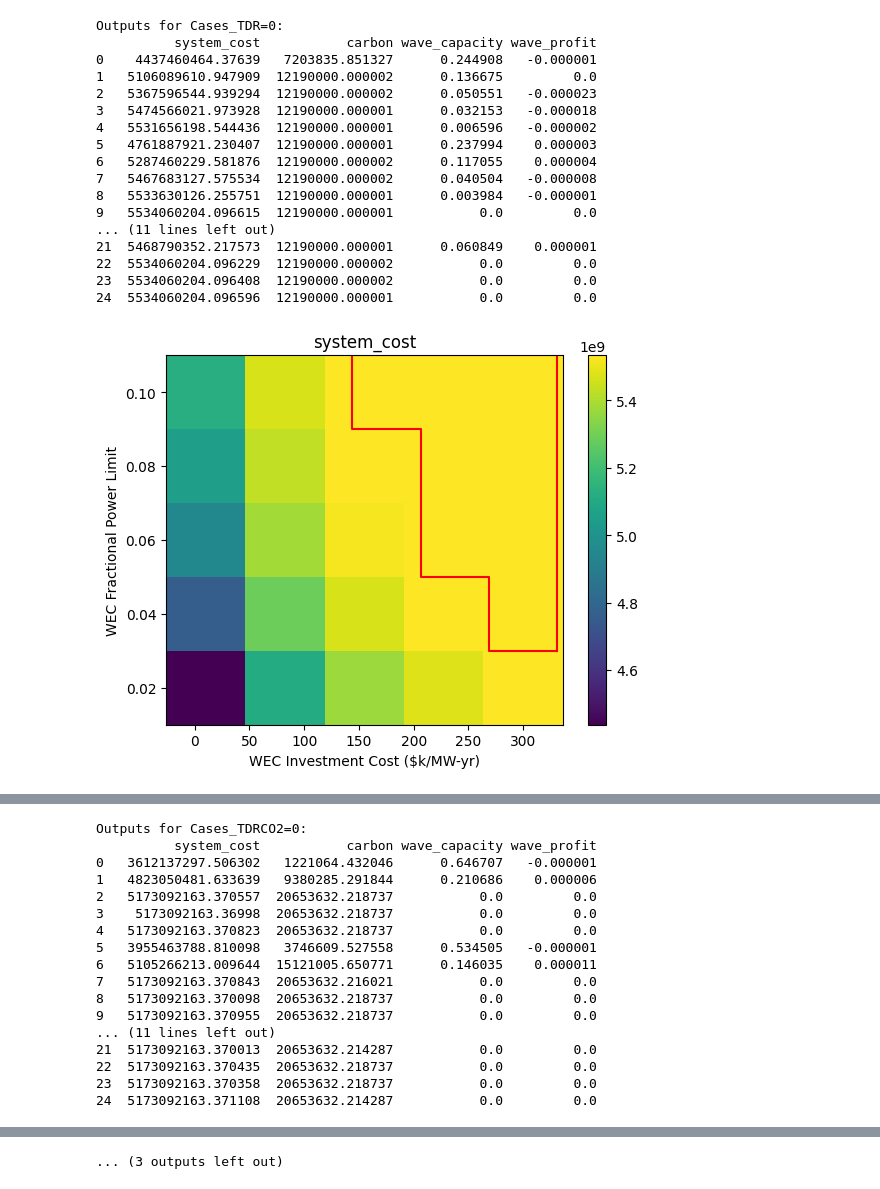
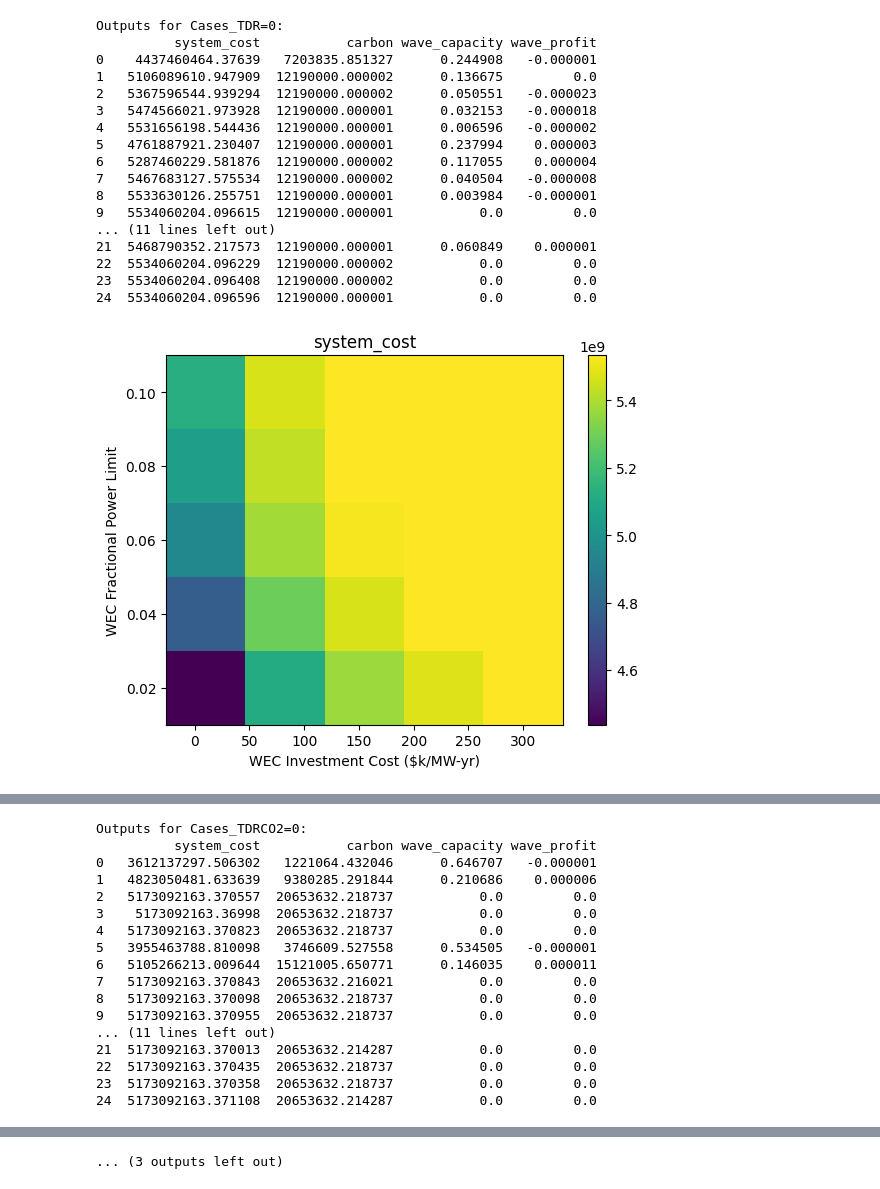
Before and after one commit to symbiotic-engineering/WEC-DECIDER, a Jupyter notebook: modules/CEM/analyze_results.ipynb, the cells around one changed output, grey strips where cells are left out. Saved outputs shown, nothing was run; the diff lists cells and outputs as text; code cells hidden in the pictures.

```diff
--- a/modules/CEM/analyze_results.ipynb
+++ b/modules/CEM/analyze_results.ipynb
@@ -78,7 +78,6 @@ for result_folder in result_folders:
         output_reshaped = np.reshape(outputs[output].values, square_tuple)
         fig, ax = plt.subplots()
         plt.pcolormesh(wec_cost/1000, power_lim, output_reshaped.astype(float))
-        plt.plot(points[:,0], points[:,1], 'r')
         plt.title(output)
         plt.xlabel('WEC Investment Cost ($k/MW-yr)')
         plt.ylabel('WEC Fractional Power Limit')
@@ -107,31 +106,31 @@ for result_folder in result_folders:
 
 #for output in output_cols:
     #output_reshaped = np.reshape(outputs[output].values, square_tuple)
     #fig, ax = plt.subplots()
     #print(output_reshaped)
     #plt.pcolormesh(wec_cost/1000,power_lim,output_reshaped.astype(float))
     #plt.plot(points[:,0],points[:,1],'r')
     #plt.title(output)
     #plt.xlabel('WEC Investment Cost ($k/MW-yr)')
     #plt.ylabel('WEC Fractional Power Limit')
     #plt.colorbar()
     #plt.show()
 # %% [output]
 Outputs for Cases_TDR=0:
           system_cost           carbon wave_capacity wave_profit
 0    4437460464.37639   7203835.851327      0.244908   -0.000001
 1   5106089610.947909  12190000.000002      0.136675         0.0
 2   5367596544.939294  12190000.000002      0.050551   -0.000023
 3   5474566021.973928  12190000.000001      0.032153   -0.000018
 4   5531656198.544436  12190000.000001      0.006596   -0.000002
 5   4761887921.230407  12190000.000001      0.237994    0.000003
 6   5287460229.581876  12190000.000002      0.117055    0.000004
 7   5467683127.575534  12190000.000002      0.040504   -0.000008
 8   5533630126.255751  12190000.000001      0.003984   -0.000001
 9   5534060204.096615  12190000.000001           0.0         0.0
 ... (11 lines left out)
 21  5468790352.217573  12190000.000001      0.060849    0.000001
 22  5534060204.096229  12190000.000002           0.0         0.0
 23  5534060204.096408  12190000.000002           0.0         0.0
 24  5534060204.096596  12190000.000001           0.0         0.0
-[figure, old version]
+[figure, new version]
```
Also changed, not shown: parts of 1 cell of this notebook.
